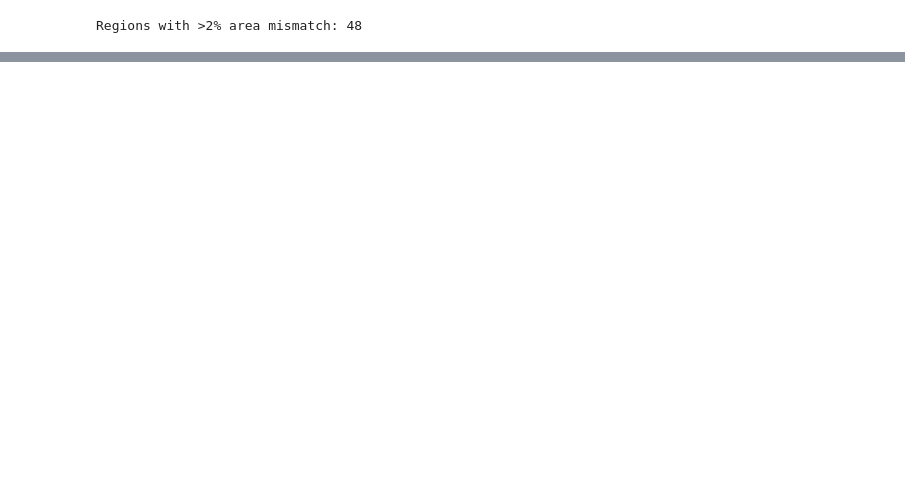
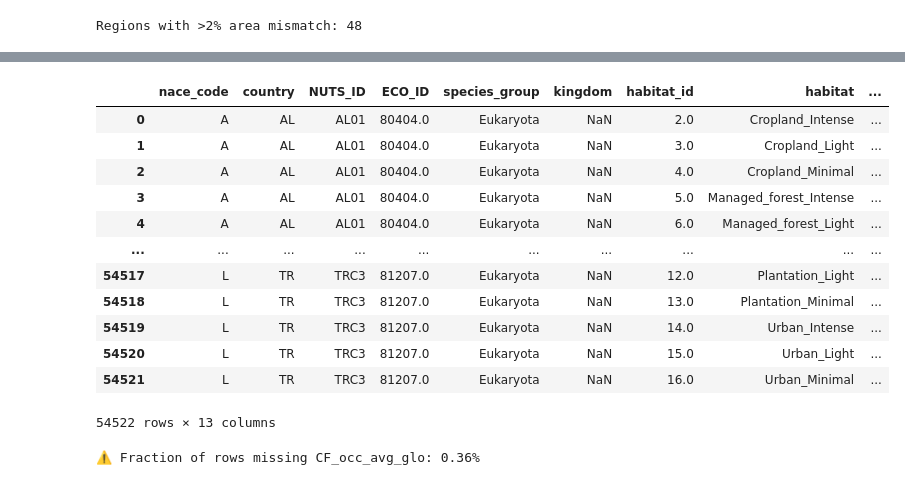
Before and after one commit to Laboratory-for-Energy-Systems-Analysis/edges, a Jupyter notebook: dev/Eurostat/eurostat.ipynb, the cells around one changed output, grey strips where cells are left out. Drawn from its saved outputs; the diff is of its cells as text; code cells hidden in the pictures; blank space fills up the shorter version.

```diff
--- a/dev/Eurostat/eurostat.ipynb
+++ b/dev/Eurostat/eurostat.ipynb
@@ -72,0 +251,3 @@ for nid in sample_ids:
+# %%
+gva = pd.read_csv("nuts2_added_value_latest.csv")
+gva = gva.rename(columns={"NUTS2_id": "NUTS_ID"})
@@ -72,0 +377,40 @@ for nid in sample_ids:
+# %%
+import pandas as pd
+
+# biodiversity CFs
+cf = pd.read_csv("/Users/romain/GitHub/edges/dev/Land use - Biodiversity/data/CF_domain.csv", encoding="latin-1")
+
+# --- Clean / align join keys ---
+# Rename to have same column name
+cf = cf.rename(columns={"eco_id": "ECO_ID"})
+# Make sure type matches (int vs float)
+cf["ECO_ID"] = cf["ECO_ID"].astype(float)
+merged["ECO_ID"] = merged["ECO_ID"].astype(float)
+
+# --- Merge on ecoregion ID ---
+merged_cf = pd.merge(merged, cf[["ECO_ID", "CF_occ_avg_glo"]], on="ECO_ID", how="left")
+
+# --- Compute weighted CF per row ---
+merged_cf["weighted_CF"] = merged_cf["CF_occ_avg_glo"] * merged_cf["weighted_value"]
+
+# --- Aggregate: value-added–weighted CF per NACE code ---
+result = (
+    merged_cf.groupby("nace_code", as_index=False)
+    .agg(total_added_value=("added_value", "sum"),
+         total_weighted_CF=("weighted_CF", "sum"))
+)
+result["CF_weighted_avg"] = result["total_weighted_CF"] / result["total_added_value"]
+
+# --- Optional: keep NUTS2 breakdown if you need regional CFs ---
+result_nuts = (
+    merged_cf.groupby(["nace_code", "NUTS_ID"], as_index=False)
+    .agg(weighted_CF=("weighted_CF", "sum"),
+         total_value=("added_value", "sum"))
+)
+result_nuts["CF_weighted_avg"] = result_nuts["weighted_CF"] / result_nuts["total_value"]
+
+# --- Save results ---
+result.to_csv("CF_weighted_by_NACE.csv", index=False)
+result_nuts.to_csv("CF_weighted_by_NACE_NUTS2.csv", index=False)
+
+print(result.head())
@@ -72,0 +484,22 @@ for nid in sample_ids:
+# %%
+out
+# %% [output]
+|  | nace_code | country | NUTS_ID | ECO_ID | species_group | kingdom | habitat_id | habitat | ... |
+| 0 | A | AL | AL01 | 80404.0 | Eukaryota | NaN | 2.0 | Cropland_Intense | ... |
+| 1 | A | AL | AL01 | 80404.0 | Eukaryota | NaN | 3.0 | Cropland_Light | ... |
+| 2 | A | AL | AL01 | 80404.0 | Eukaryota | NaN | 4.0 | Cropland_Minimal | ... |
+| 3 | A | AL | AL01 | 80404.0 | Eukaryota | NaN | 5.0 | Managed_forest_Intense | ... |
+| 4 | A | AL | AL01 | 80404.0 | Eukaryota | NaN | 6.0 | Managed_forest_Light | ... |
+| ... | ... | ... | ... | ... | ... | ... | ... | ... | ... |
+| 54517 | L | TR | TRC3 | 81207.0 | Eukaryota | NaN | 12.0 | Plantation_Light | ... |
+| 54518 | L | TR | TRC3 | 81207.0 | Eukaryota | NaN | 13.0 | Plantation_Minimal | ... |
+| 54519 | L | TR | TRC3 | 81207.0 | Eukaryota | NaN | 14.0 | Urban_Intense | ... |
+| 54520 | L | TR | TRC3 | 81207.0 | Eukaryota | NaN | 15.0 | Urban_Light | ... |
+| 54521 | L | TR | TRC3 | 81207.0 | Eukaryota | NaN | 16.0 | Urban_Minimal | ... |
+54522 rows × 13 columns
+# %%
+# Share of rows with missing CFs
+missing_cf_share = out["CF_occ_avg_glo"].isna().mean()
+print(f"⚠️ Fraction of rows missing CF_occ_avg_glo: {missing_cf_share:.2%}")
+# %% [output]
+⚠️ Fraction of rows missing CF_occ_avg_glo: 0.36%
```
Also changed, not shown: parts of 33 cells of this notebook, 3 other files.
